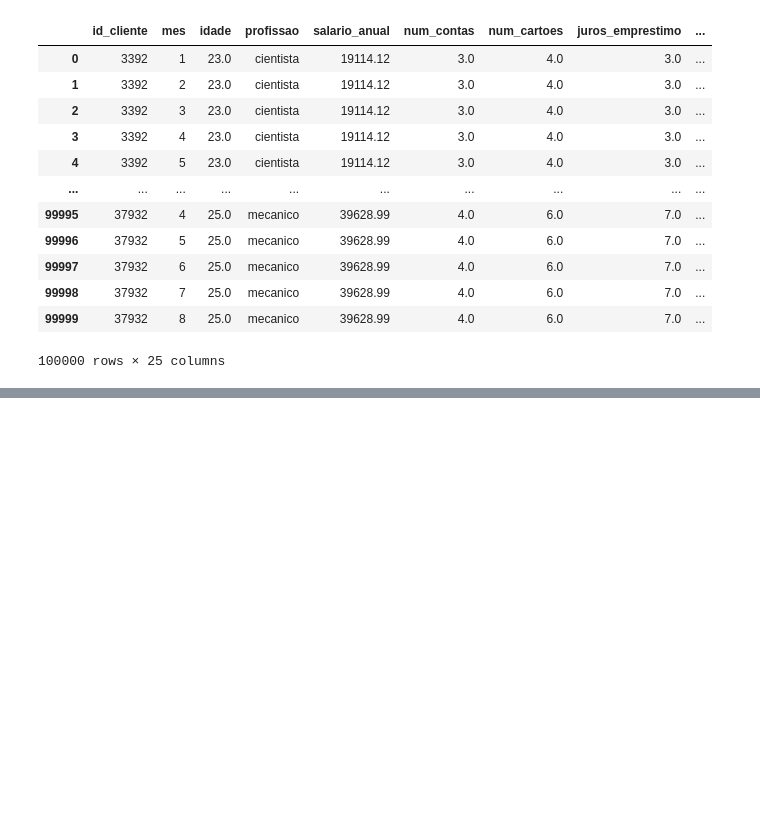
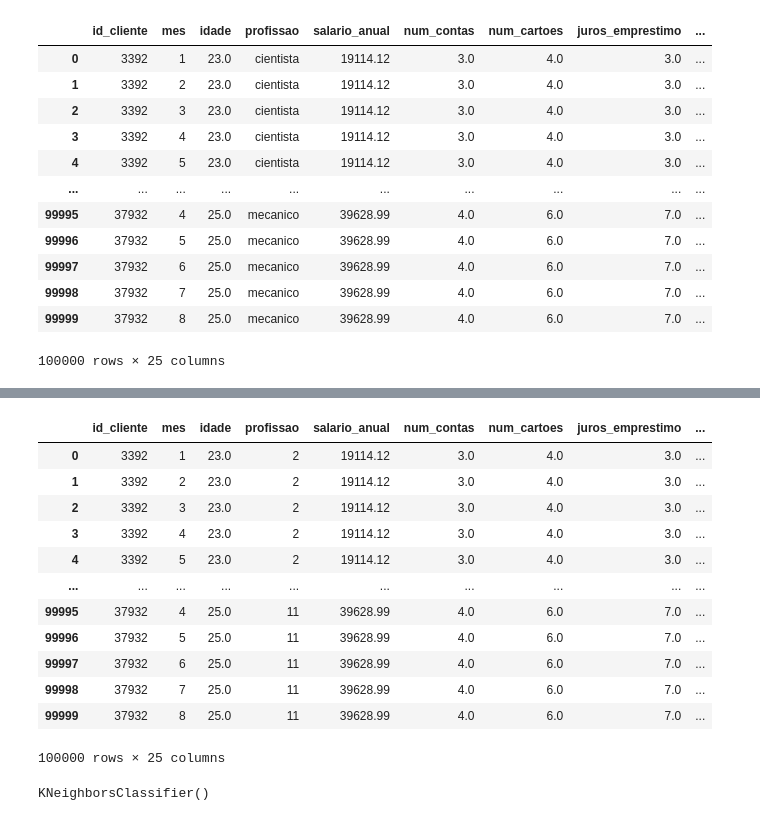
Before and after one commit to xgabiez/Inteligencia-Artificial-Previsoes-ComPython-IA, a Jupyter notebook: inicial.ipynb, the cells around one changed output, grey strips where cells are left out. Drawn from its saved outputs; the diff is of its cells as text; code cells hidden in the pictures; blank space fills up the shorter version.

```diff
--- a/inicial.ipynb
+++ b/inicial.ipynb
@@ -42,0 +36,17 @@ display(tabela)
+# %%
+# Passo 2: Preparar a base de dados para inteligência artificial
+display(tabela.info())
+#Tratar dados
+#LabelEnconder
+from sklearn.preprocessing import LabelEncoder
+  # profissao
+codificadorProfissao = LabelEncoder()
+tabela["profissao"] = codificadorProfissao.fit_transform(tabela["profissao"])
+
+  # mix_credito
+codificadorCredito = LabelEncoder()
+tabela["mix_credito"] = codificadorCredito.fit_transform(tabela["mix_credito"])
+
+  #comportamento_pagamento
+codificadorPagamento = LabelEncoder()
+tabela["comportamento_pagamento"] = codificadorPagamento.fit_transform(tabela["comportamento_pagamento"])
@@ -42,0 +72,49 @@ display(tabela)
+# %%
+# separar as informações da base de dados para a inteigência artificial
+
+# separar em X e Y
+# Y -> quem eu quero prever (coluna score_credito)
+# X -> outras colunas (todas as que vou usar para fazer a previsão)
+
+y = tabela["score_credito"]
+x = tabela.drop(columns=["score_credito","id_cliente"])
+display(tabela)
+
+# separar em dados de treino e de teste
+
+from sklearn.model_selection import train_test_split
+
+x_treino, x_teste, y_treino, y_teste = train_test_split(x,y, test_size=0.3)
+# %% [output]
+|  | id_cliente | mes | idade | profissao | salario_anual | num_contas | num_cartoes | juros_emprestimo | ... |
+| 0 | 3392 | 1 | 23.0 | 2 | 19114.12 | 3.0 | 4.0 | 3.0 | ... |
+| 1 | 3392 | 2 | 23.0 | 2 | 19114.12 | 3.0 | 4.0 | 3.0 | ... |
+| 2 | 3392 | 3 | 23.0 | 2 | 19114.12 | 3.0 | 4.0 | 3.0 | ... |
+| 3 | 3392 | 4 | 23.0 | 2 | 19114.12 | 3.0 | 4.0 | 3.0 | ... |
+| 4 | 3392 | 5 | 23.0 | 2 | 19114.12 | 3.0 | 4.0 | 3.0 | ... |
+| ... | ... | ... | ... | ... | ... | ... | ... | ... | ... |
+| 99995 | 37932 | 4 | 25.0 | 11 | 39628.99 | 4.0 | 6.0 | 7.0 | ... |
+| 99996 | 37932 | 5 | 25.0 | 11 | 39628.99 | 4.0 | 6.0 | 7.0 | ... |
+| 99997 | 37932 | 6 | 25.0 | 11 | 39628.99 | 4.0 | 6.0 | 7.0 | ... |
+| 99998 | 37932 | 7 | 25.0 | 11 | 39628.99 | 4.0 | 6.0 | 7.0 | ... |
+| 99999 | 37932 | 8 | 25.0 | 11 | 39628.99 | 4.0 | 6.0 | 7.0 | ... |
+100000 rows × 25 columns
+# %%
+# Passo 3: Criar o modelo de IA -> prever a nota de crédito
+###### modelos mais usados ####
+# Árvore de Decisão -> RandomForest
+#Vizinhos próximos -> KNN
+  # 3 passos
+#importar o modelo
+from sklearn.ensemble import RandomForestClassifier
+from sklearn.neighbors import KNeighborsClassifier
+
+#criar o modelo
+modelo_arvoredecisao = RandomForestClassifier()
+modelo_knn = KNeighborsClassifier()
+
+#treinar o modelo
+modelo_arvoredecisao.fit(x_treino, y_treino)
+modelo_knn.fit(x_treino, y_treino)
+# %% [output]
+KNeighborsClassifier()
```
Also changed, not shown: parts of 6 cells of this notebook.
